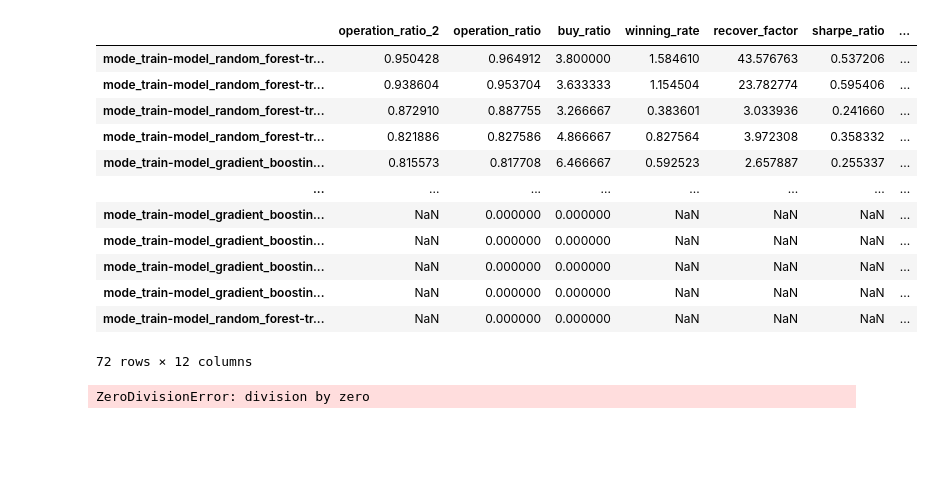
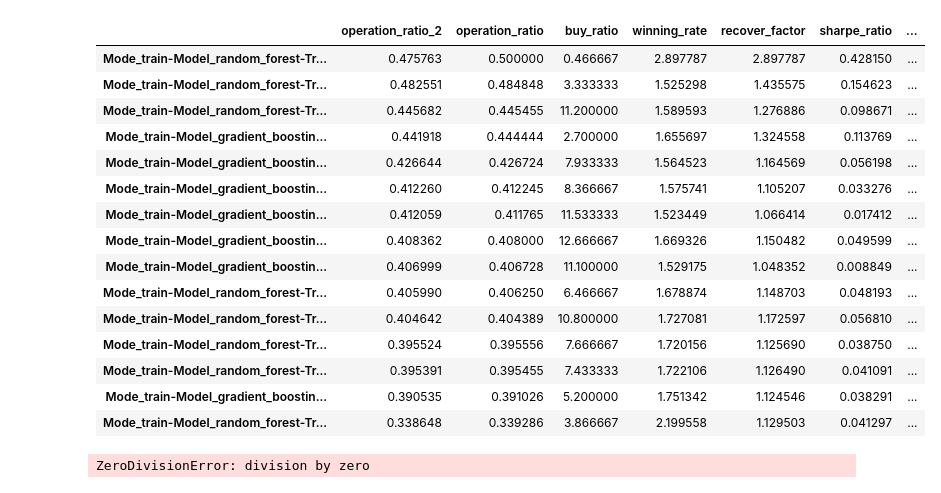
Before and after one commit to SaidJacobo/forex_ml_bot, a Jupyter notebook: see_all_experiments.ipynb, the cells around one changed output. Drawn from its saved outputs; the diff is of its cells as text; code cells hidden in the pictures; blank space fills up the shorter version.

```diff
--- a/see_all_experiments.ipynb
+++ b/see_all_experiments.ipynb
@@ -71,20 +71,23 @@ tickers
 # %%
 results_dict = {}
 
-for path in os.listdir('./data'):
-    if not path.endswith('.csv') and path.startswith('mode_train'):
+for path in os.listdir('./backbone/data/experiments'):
+    if not path.endswith('.csv') and path.startswith('Mode_train'):
         print(path)
         results_dict[path] = {}
 
         try:
-            wallet = pd.read_csv(os.path.join('./data', path, 'wallet.csv'))
-            results_dict[path]['wallet'] = wallet.tail(1).iloc[0]['wallet']
+            wallet = pd.read_csv(os.path.join('./backbone/data/experiments', path, 'wallet.csv'))
+
+            final_wallet_value = wallet.tail(1).iloc[0]['wallet']
+            initial_wallet_value = 100
+            results_dict[path]['wallet'] = ((final_wallet_value - initial_wallet_value) / initial_wallet_value) * 100
             results_dict[path]['max_drawdown'] = max_drawdown(wallet['wallet'])
         except:
             results_dict[path]['wallet'] = 0
 
         try:
-            orders = pd.read_csv(os.path.join('./data', path, 'orders.csv'))
+            orders = pd.read_csv(os.path.join('./backbone/data/experiments', path, 'orders.csv'))
             results_dict[path]['buys'] = orders[orders['open_date'].notna()].shape[0]
             results_dict[path]['sells'] = orders[orders['close_date'].notna()].shape[0]
 
@@ -111,15 +114,15 @@ for path in os.listdir('./data'):
             results_dict[path]['operation_ratio'] = 0
 
         try:
-            train_results = pd.read_csv(os.path.join('./data', path, 'train_results.csv'))
+            train_results = pd.read_csv(os.path.join('./backbone/data/experiments', path, 'trainres.csv'))
             avg_train_auc = train_results['auc'].mean()
             results_dict[path]['avg_train_auc'] = avg_train_auc
         except:
             results_dict[path]['avg_train_auc'] = 0
 
         try:
-            stock_predictions = pd.read_csv(os.path.join('./data', path, 'stock_predictions.csv'))
-            true_values = pd.read_csv(os.path.join('./data', path, 'stock_true_values.csv'))
+            stock_predictions = pd.read_csv(os.path.join('./backbone/data/experiments', path, 'preds.csv'))
+            true_values = pd.read_csv(os.path.join('./backbone/data/experiments', path, 'truevals.csv'))
 
             avg_auc_score = calculate_auc_avg(tickers, stock_predictions, true_values)
             results_dict[path]['avg_test_auc'] = avg_auc_score
@@ -148,39 +151,42 @@ mode_train-model_random_forest-trainwindow_76-trainperiod_7-tradingstrategy_stra
 # %%
-beta = 0.1
+beta = 0.05
 
 results['buy_ratio'] = results['buys'] / 30
 results['operation_ratio_2'] = ((1 + beta**2) * results['operation_ratio'] * results['buy_ratio']) / (beta * results['operation_ratio'] + results['buy_ratio'])
 # %%
-results.sort_values(by=['operation_ratio_2'], ascending=[False])[
+results.sort_values(by=['wallet'], ascending=[False])[
     [
         'operation_ratio_2',
         'operation_ratio',
         'buy_ratio',
         'winning_rate',
         'recover_factor',
         'sharpe_ratio',
         'max_drawdown',
         'good_operations',
         'bad_operations',
         'avg_train_auc',
         'avg_test_auc',
         'wallet',
     ]
-]
+].head(15).sort_values(by=['operation_ratio'], ascending=[False])
 # %% [output]
 |  | operation_ratio_2 | operation_ratio | buy_ratio | winning_rate | recover_factor | sharpe_ratio | ... |
-| mode_train-model_random_forest-tr... | 0.950428 | 0.964912 | 3.800000 | 1.584610 | 43.576763 | 0.537206 | ... |
-| mode_train-model_random_forest-tr... | 0.938604 | 0.953704 | 3.633333 | 1.154504 | 23.782774 | 0.595406 | ... |
-| mode_train-model_random_forest-tr... | 0.872910 | 0.887755 | 3.266667 | 0.383601 | 3.033936 | 0.241660 | ... |
-| mode_train-model_random_forest-tr... | 0.821886 | 0.827586 | 4.866667 | 0.827564 | 3.972308 | 0.358332 | ... |
-| mode_train-model_gradient_boostin... | 0.815573 | 0.817708 | 6.466667 | 0.592523 | 2.657887 | 0.255337 | ... |
-| ... | ... | ... | ... | ... | ... | ... | ... |
-| mode_train-model_gradient_boostin... | NaN | 0.000000 | 0.000000 | NaN | NaN | NaN | ... |
-| mode_train-model_gradient_boostin... | NaN | 0.000000 | 0.000000 | NaN | NaN | NaN | ... |
-| mode_train-model_gradient_boostin... | NaN | 0.000000 | 0.000000 | NaN | NaN | NaN | ... |
-| mode_train-model_gradient_boostin... | NaN | 0.000000 | 0.000000 | NaN | NaN | NaN | ... |
-| mode_train-model_random_forest-tr... | NaN | 0.000000 | 0.000000 | NaN | NaN | NaN | ... |
+| Mode_train-Model_random_forest-Tr... | 0.475763 | 0.500000 | 0.466667 | 2.897787 | 2.897787 | 0.428150 | ... |
+| Mode_train-Model_random_forest-Tr... | 0.482551 | 0.484848 | 3.333333 | 1.525298 | 1.435575 | 0.154623 | ... |
+| Mode_train-Model_random_forest-Tr... | 0.445682 | 0.445455 | 11.200000 | 1.589593 | 1.276886 | 0.098671 | ... |
+| Mode_train-Model_gradient_boostin... | 0.441918 | 0.444444 | 2.700000 | 1.655697 | 1.324558 | 0.113769 | ... |
+| Mode_train-Model_gradient_boostin... | 0.426644 | 0.426724 | 7.933333 | 1.564523 | 1.164569 | 0.056198 | ... |
+| Mode_train-Model_gradient_boostin... | 0.412260 | 0.412245 | 8.366667 | 1.575741 | 1.105207 | 0.033276 | ... |
+| Mode_train-Model_gradient_boostin... | 0.412059 | 0.411765 | 11.533333 | 1.523449 | 1.066414 | 0.017412 | ... |
+| Mode_train-Model_gradient_boostin... | 0.408362 | 0.408000 | 12.666667 | 1.669326 | 1.150482 | 0.049599 | ... |
+| Mode_train-Model_gradient_boostin... | 0.406999 | 0.406728 | 11.100000 | 1.529175 | 1.048352 | 0.008849 | ... |
+| Mode_train-Model_random_forest-Tr... | 0.405990 | 0.406250 | 6.466667 | 1.678874 | 1.148703 | 0.048193 | ... |
+| Mode_train-Model_random_forest-Tr... | 0.404642 | 0.404389 | 10.800000 | 1.727081 | 1.172597 | 0.056810 | ... |
+| Mode_train-Model_random_forest-Tr... | 0.395524 | 0.395556 | 7.666667 | 1.720156 | 1.125690 | 0.038750 | ... |
+| Mode_train-Model_random_forest-Tr... | 0.395391 | 0.395455 | 7.433333 | 1.722106 | 1.126490 | 0.041091 | ... |
+| Mode_train-Model_gradient_boostin... | 0.390535 | 0.391026 | 5.200000 | 1.751342 | 1.124546 | 0.038291 | ... |
+| Mode_train-Model_random_forest-Tr... | 0.338648 | 0.339286 | 3.866667 | 2.199558 | 1.129503 | 0.041297 | ... |
-72 rows × 12 columns
 # %%
 0/0
 # %% [output]
```
Also changed, not shown: parts of 2 cells of this notebook, 9 other files.
